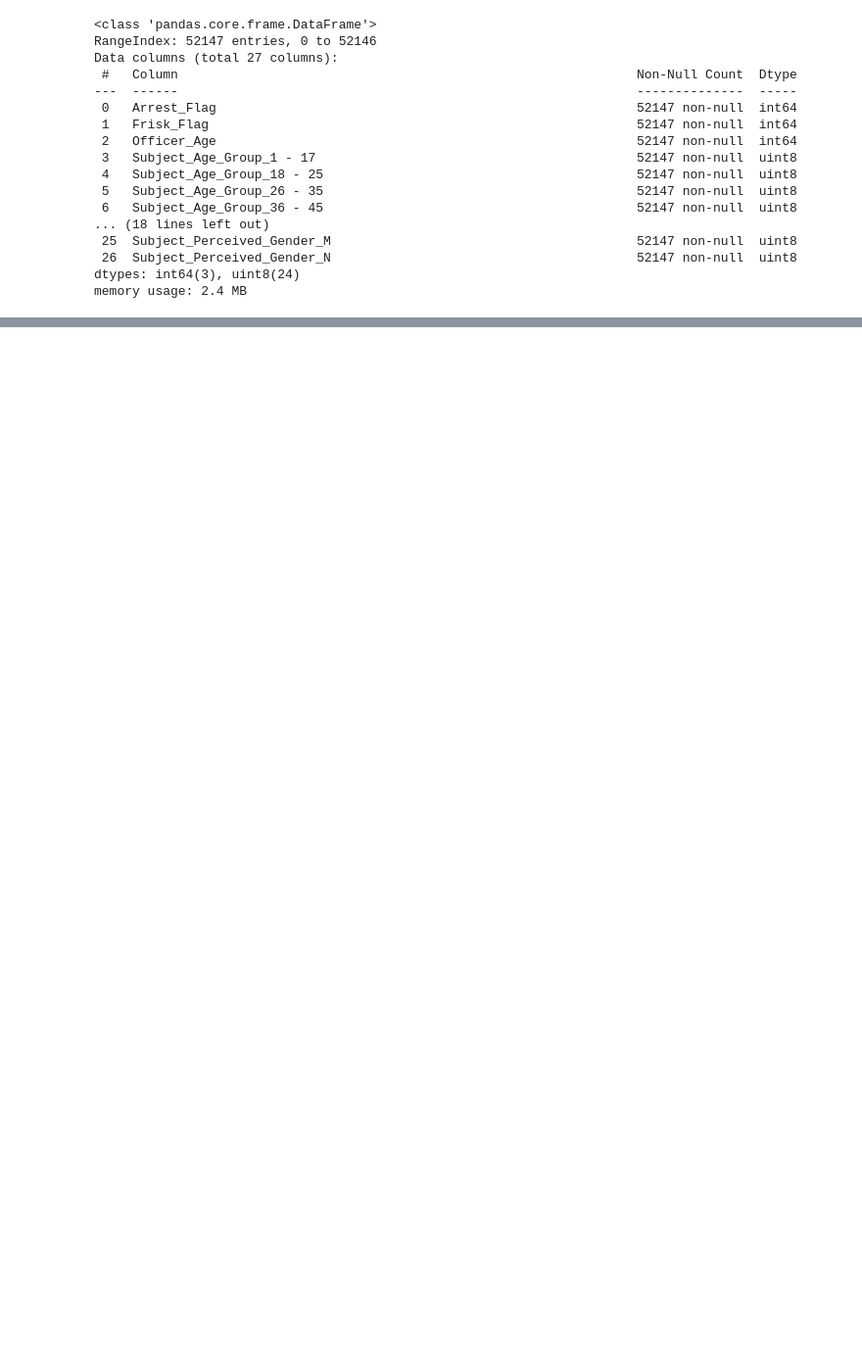
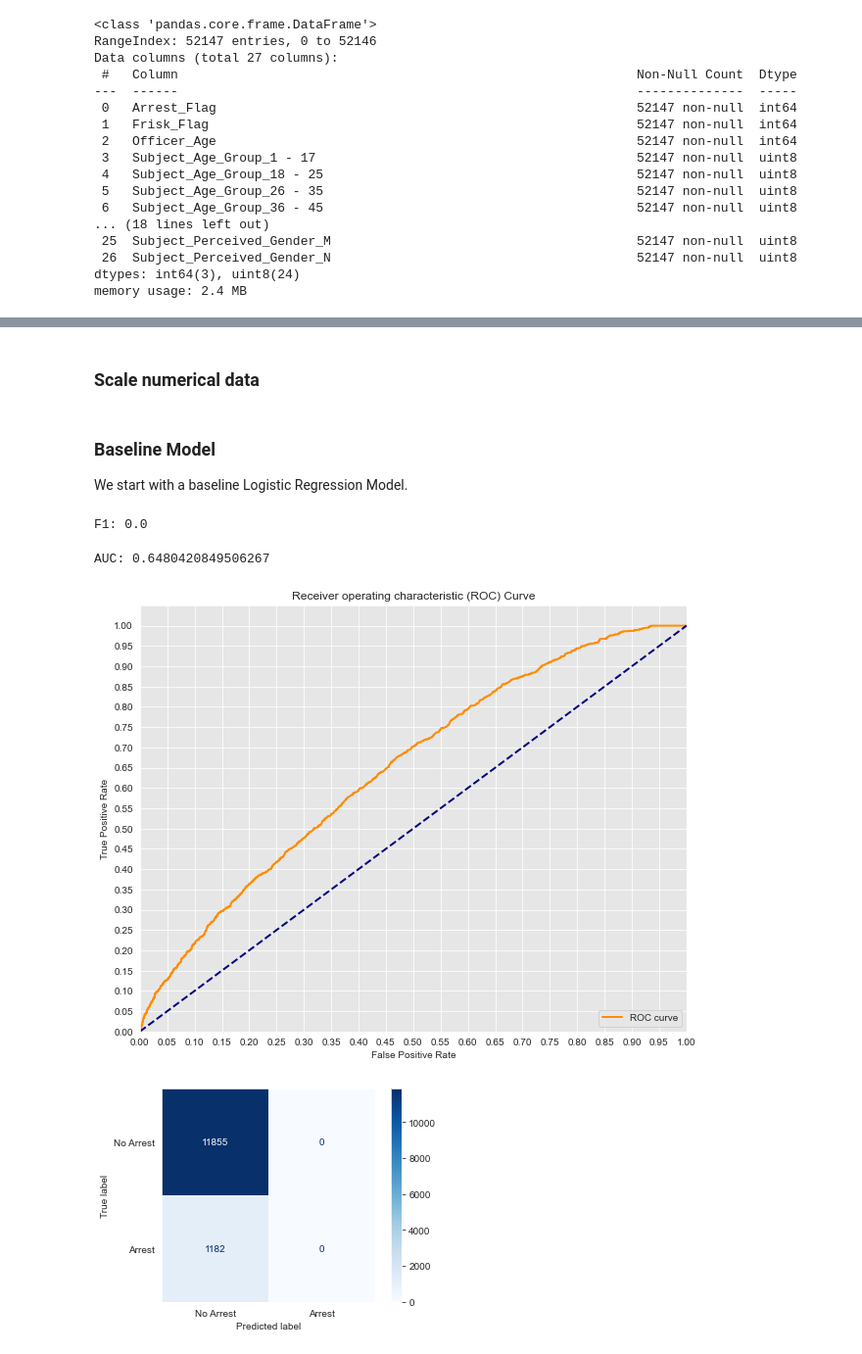
Before and after one commit to shadel96/dsc-Terry_Stops_Analysis, a Jupyter notebook: terry_models.ipynb, the cells around one changed output, grey strips where cells are left out. Shown at 98% size. Drawn from its saved outputs; the diff is of its cells as text; code cells hidden in the pictures; blank space fills up the shorter version.

```diff
--- a/terry_models.ipynb
+++ b/terry_models.ipynb
@@ -81,3 +86,18 @@ X= dummies_df.drop('Arrest_Flag', axis=1)
 y = dummies_df['Arrest_Flag']
 
 X_train, X_test, y_train, y_test = train_test_split(X, y, random_state=42, stratify=y)
+# %% [markdown]
+### Scale numerical data
+# %%
+#scale data (only numerical training data features, not target)
+
+scaler = StandardScaler()
+scaler.fit(X_train)
+
+X_train = pd.DataFrame(data = scaler.transform(X_train), columns = X.columns)
+# the testing dat
+X_test = pd.DataFrame(data = scaler.transform(X_test), columns = X.columns)
+# %% [markdown]
+### Baseline Model
+
+We start with a baseline Logistic Regression Model.
@@ -83,0 +138,19 @@ X_train, X_test, y_train, y_test = train_test_split(X, y, random_state=42, strat
+# %%
+logreg = LogisticRegression()
+logreg.fit(X_train, y_train)
+pred = logreg.predict(X_test)
+
+log_f1 = metrics.f1_score(y_test, pred)
+log_acc = metrics.accuracy_score(y_test, pred)
+
+print('F1:', log_f1)
+# %% [output]
+F1: 0.0
+# %%
+plot_ROC(logreg)
+
+plot_confusion(logreg)
+# %% [output]
+AUC: 0.6480420849506267
+[figure, added]
+[figure, added]
```
Also changed, not shown: parts of 45 cells of this notebook.
